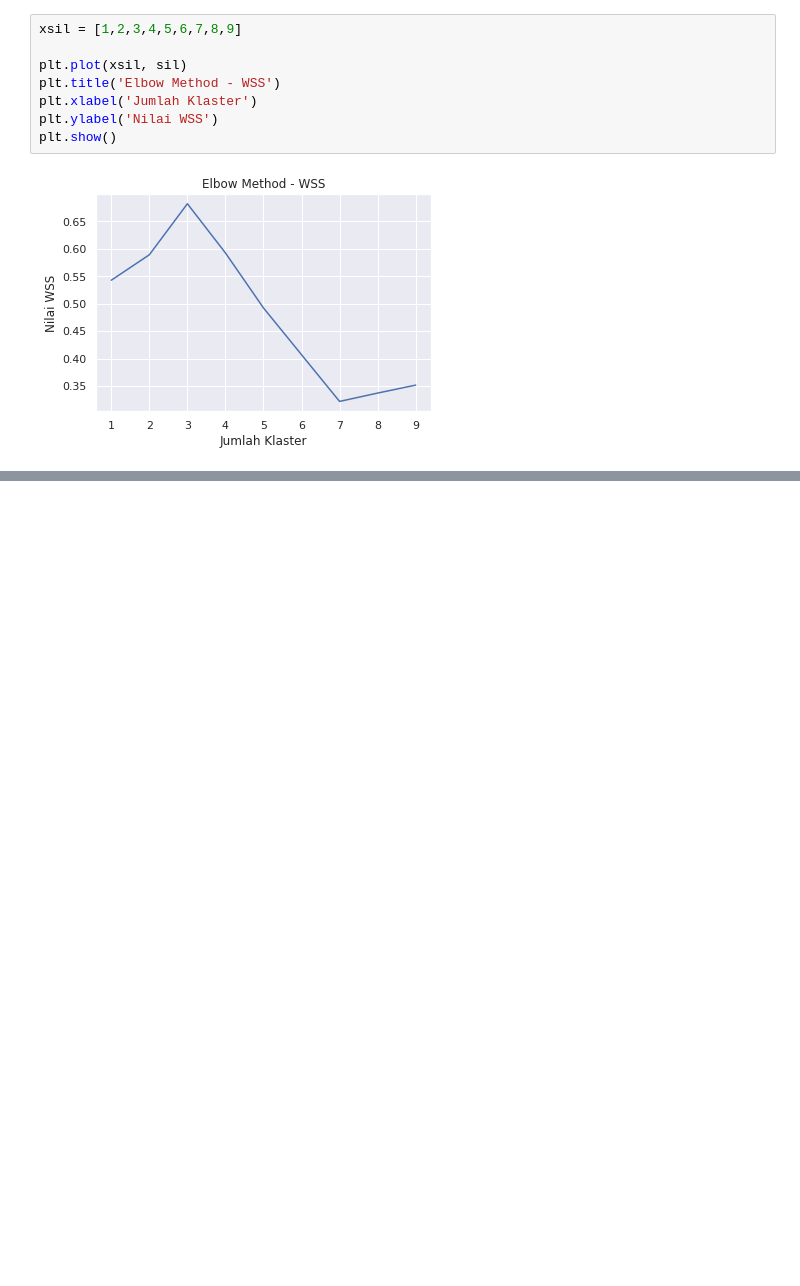
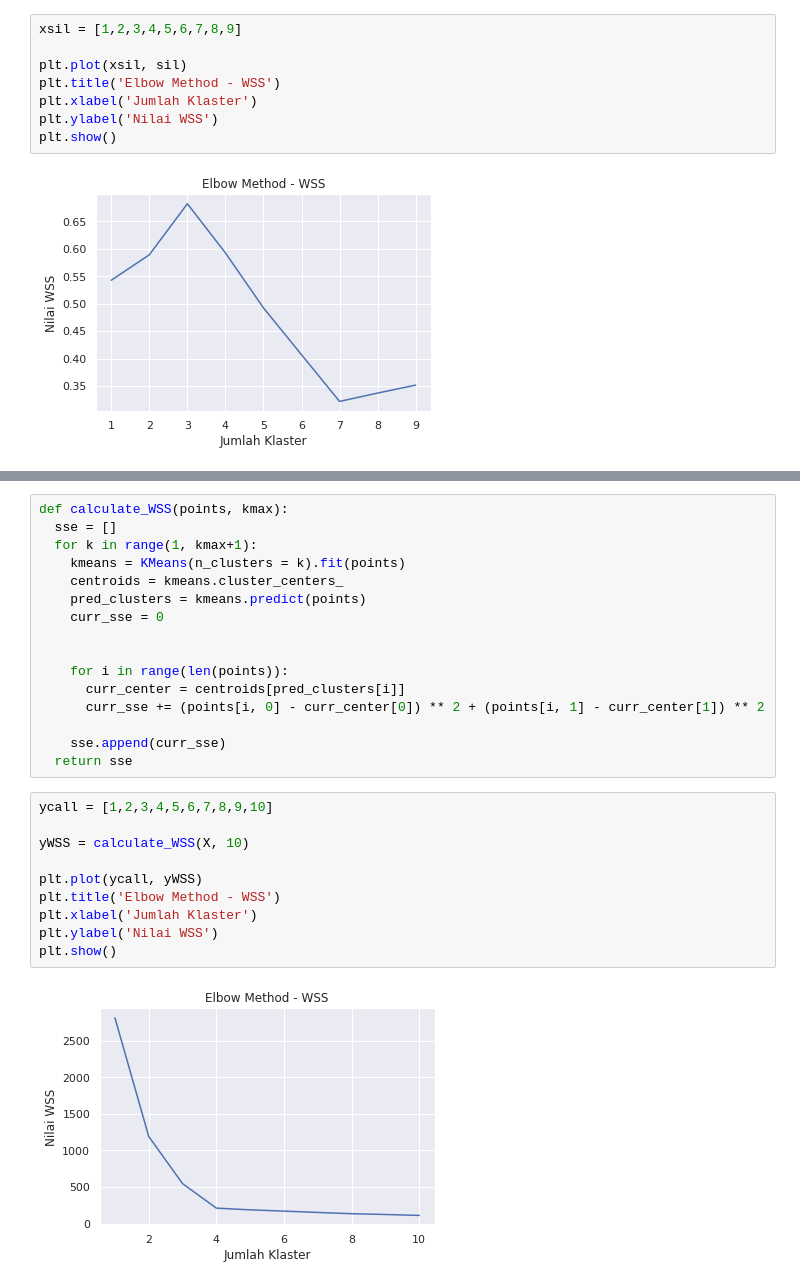
Before and after one commit to hhidayatinc/Machine_Learning, a Jupyter notebook: js12_kmeans.ipynb, the cells around one changed output, grey strips where cells are left out. Cells and saved outputs as stored; diff of their text form; blank space fills up the shorter version.

```diff
--- a/js12_kmeans.ipynb
+++ b/js12_kmeans.ipynb
@@ -179,0 +230,28 @@ plt.show()
+# %%
+def calculate_WSS(points, kmax):
+  sse = []
+  for k in range(1, kmax+1):
+    kmeans = KMeans(n_clusters = k).fit(points)
+    centroids = kmeans.cluster_centers_
+    pred_clusters = kmeans.predict(points)
+    curr_sse = 0
+
+
+    for i in range(len(points)):
+      curr_center = centroids[pred_clusters[i]]
+      curr_sse += (points[i, 0] - curr_center[0]) ** 2 + (points[i, 1] - curr_center[1]) ** 2
+
+    sse.append(curr_sse)
+  return sse
+# %%
+ycall = [1,2,3,4,5,6,7,8,9,10]
+
+yWSS = calculate_WSS(X, 10)
+
+plt.plot(ycall, yWSS)
+plt.title('Elbow Method - WSS')
+plt.xlabel('Jumlah Klaster')
+plt.ylabel('Nilai WSS')
+plt.show()
+# %% [output]
+[figure, added]
```
Also changed, not shown: parts of 9 cells of this notebook.
